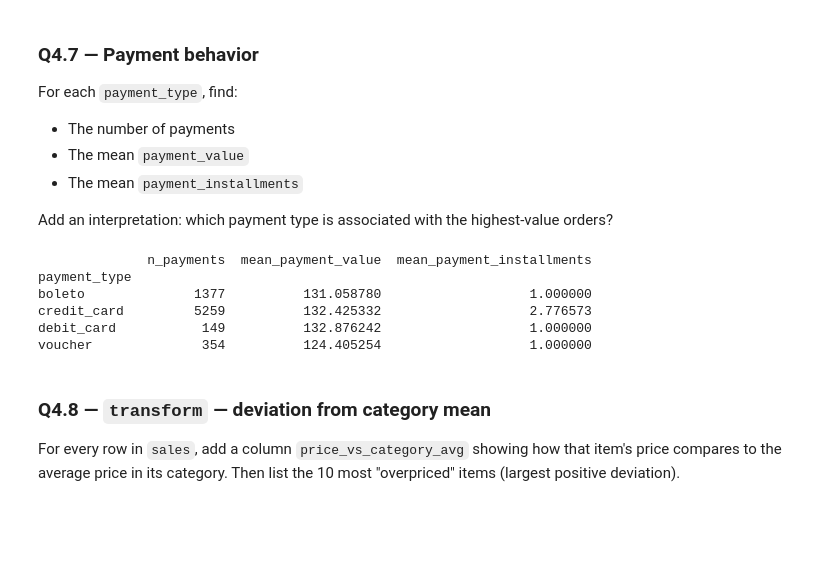
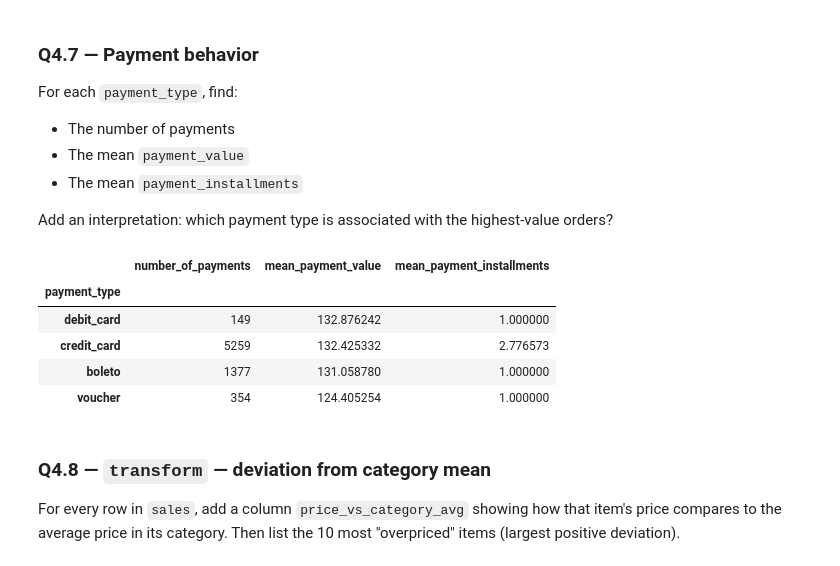
Before and after one commit to SumanSudo/DSML, a Jupyter notebook: Day4/Assignment/Pandas_Sales_Assignment.ipynb, the cells around one changed output. Drawn from its saved outputs; the diff is of its cells as text; code cells hidden in the pictures; blank space fills up the shorter version.

Commit message:
assignment: question number 4

```diff
--- a/Day4/Assignment/Pandas_Sales_Assignment.ipynb
+++ b/Day4/Assignment/Pandas_Sales_Assignment.ipynb
@@ -1203,20 +1219,24 @@ For each `payment_type`, find:
 
 Add an interpretation: which payment type is associated with the highest-value orders?
 # %%
-# Payment behavior
-payment_behavior = payments.groupby('payment_type').agg(
-    n_payments=('payment_value', 'count'),                                                     # Count of payments
-    mean_payment_value=('payment_value', 'mean'),                                              # Average payment value
-    mean_payment_installments=('payment_installments', 'mean')                                 # Average number of installments
+payment_behaviour = (
+    payments
+    .groupby("payment_type")
+    .agg(
+        number_of_payments = ("payment_type", "count"),
+        mean_payment_value = ("payment_value", "mean"),
+        mean_payment_installments = ("payment_installments", "mean")
+    )
+    .sort_values("mean_payment_value", ascending=False)
 )
-print(payment_behavior)                                                                        # Print payment behavior statistics
+payment_behaviour
 # %% [output]
-              n_payments  mean_payment_value  mean_payment_installments
-payment_type
-boleto              1377          131.058780                   1.000000
-credit_card         5259          132.425332                   2.776573
-debit_card           149          132.876242                   1.000000
-voucher              354          124.405254                   1.000000
+|  | number_of_payments | mean_payment_value | mean_payment_installments |
+| payment_type |  |  |  |
+| debit_card | 149 | 132.876242 | 1.000000 |
+| credit_card | 5259 | 132.425332 | 2.776573 |
+| boleto | 1377 | 131.058780 | 1.000000 |
+| voucher | 354 | 124.405254 | 1.000000 |
 # %% [markdown]
 ### Q4.8 — `transform` — deviation from category mean
 For every row in `sales`, add a column `price_vs_category_avg` showing how that item's price compares to the average price in its category. Then list the 10 most "overpriced" items (largest positive deviation).
```
Also changed, not shown: parts of 7 cells of this notebook.
